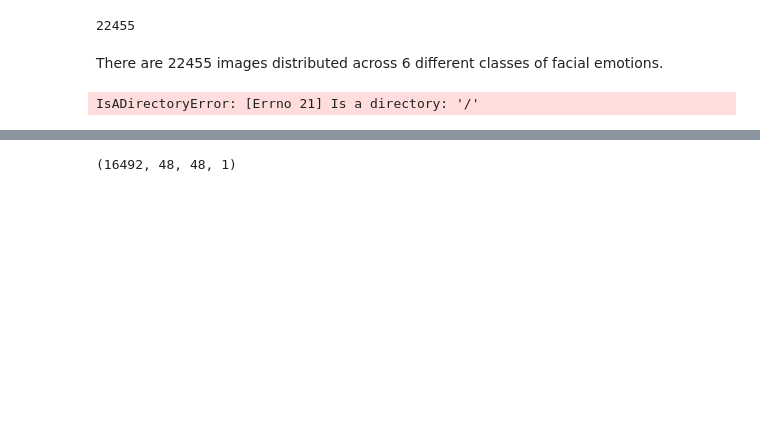
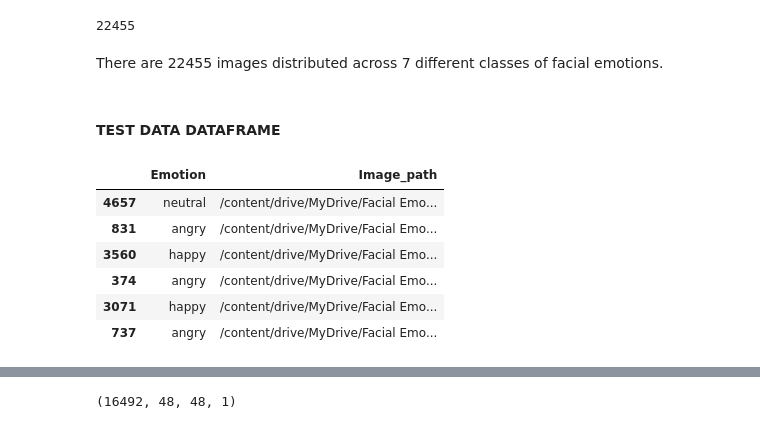
Before and after one commit to Campeone/CNN-Facial-Emotion-Detection, a Jupyter notebook: Facial_Emotion_Detection.ipynb, the cells around one changed output, grey strips where cells are left out. Cells and saved outputs as stored; diff of their text form; code cells hidden in the pictures; blank space fills up the shorter version.

```diff
--- a/Facial_Emotion_Detection.ipynb
+++ b/Facial_Emotion_Detection.ipynb
@@ -105,4 +80,4 @@ len(train_images_csv)
 # %% [output]
 22455
 # %% [markdown]
-There are 22455 images distributed across 6 different classes of facial emotions.
+There are 22455 images distributed across 7 different classes of facial emotions.
@@ -122,11 +84,2 @@ def images_to_tensors2(root_dir, target_size=(48, 48)):
-# %%
-# Set the root path to your directory containing subdirectories with grayscale images
-#root_directory = 'path/to/your/root_directory'
-train_path = '/content/drive/MyDrive/Facial Emotion/'
-# Convert images to tensors
-final_tensor2 = images_to_tensors(train_path, target_size=(48, 48))
-
-# Print the shape of the final tensor
-print("Shape of the final tensor:", final_tensor.shape)
-# %% [output]
-IsADirectoryError: [Errno 21] Is a directory: '/'
+# %% [markdown]
+#### TEST DATA DATAFRAME
@@ -132,0 +89,10 @@ IsADirectoryError: [Errno 21] Is a directory: '/'
+# %%
+test_images_csv.sample(6)
+# %% [output]
+|  | Emotion | Image_path |
+| 4657 | neutral | /content/drive/MyDrive/Facial Emo... |
+| 831 | angry | /content/drive/MyDrive/Facial Emo... |
+| 3560 | happy | /content/drive/MyDrive/Facial Emo... |
+| 374 | angry | /content/drive/MyDrive/Facial Emo... |
+| 3071 | happy | /content/drive/MyDrive/Facial Emo... |
+| 737 | angry | /content/drive/MyDrive/Facial Emo... |
```
Also changed, not shown: parts of 128 cells of this notebook.
